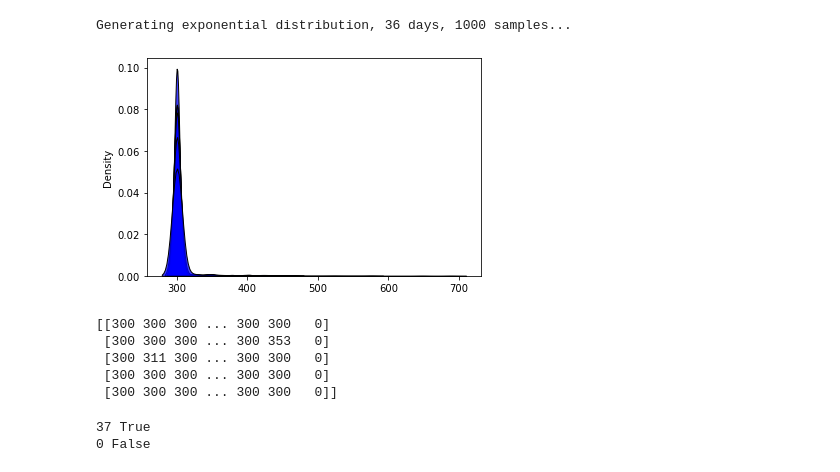
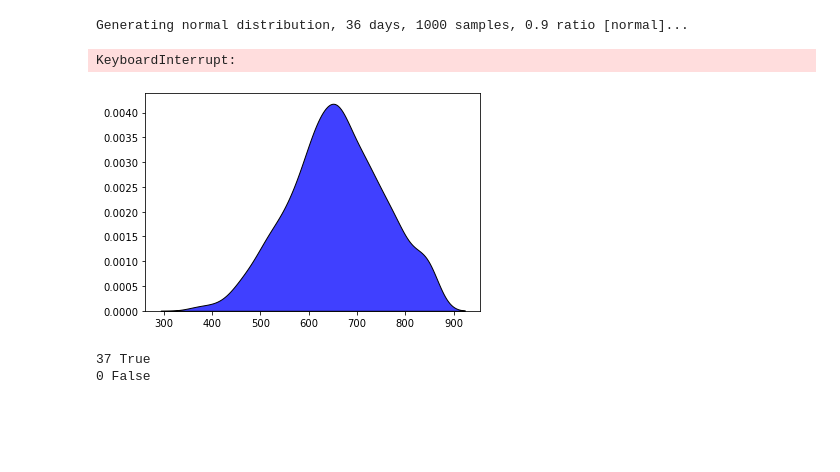
Before and after one commit to hungpham13/Distributed-data-discretization, a Jupyter notebook: src/Data-preparation.ipynb, the cells around one changed output. Cells and saved outputs as stored; diff of their text form; code cells hidden in the pictures; blank space fills up the shorter version.

```diff
--- a/src/Data-preparation.ipynb
+++ b/src/Data-preparation.ipynb
@@ -13,23 +22,19 @@ import matplotlib.pyplot as plt
 # %%
 from data_generation.gen_data import generate_data
-data = generate_data(36, 1000, 'exponential', mode='normal', visualize=True)
+data = generate_data(36, 1000, 'normal', mode='normal', visualize=True)
 
 # nums_sam = [1000, 3000, 10000, 30000, 100000, 300000, 1000000]
 # nums_day = [30, 60, 120, 365, 365*2, 365*3]
 # dists = ['exponential']
 
 # for dist in dists:
 #     for num_samples in nums_sam:
 #         for num_days in nums_day:
 #             data = generate_data(num_days, num_samples, dist, visualize=False)
 # %% [output]
-Generating exponential distribution, 36 days, 1000 samples...
+Generating normal distribution, 36 days, 1000 samples, 0.9 ratio [normal]...
+KeyboardInterrupt:
-[figure, old version]
+[figure, new version]
-[[300 300 300 ... 300 300   0]
- [300 300 300 ... 300 353   0]
- [300 311 300 ... 300 300   0]
- [300 300 300 ... 300 300   0]
- [300 300 300 ... 300 300   0]]
 # %%
 import numpy as np
 data[0, :-1]
```
Also changed, not shown: parts of 1 cell of this notebook, 2 other files.
